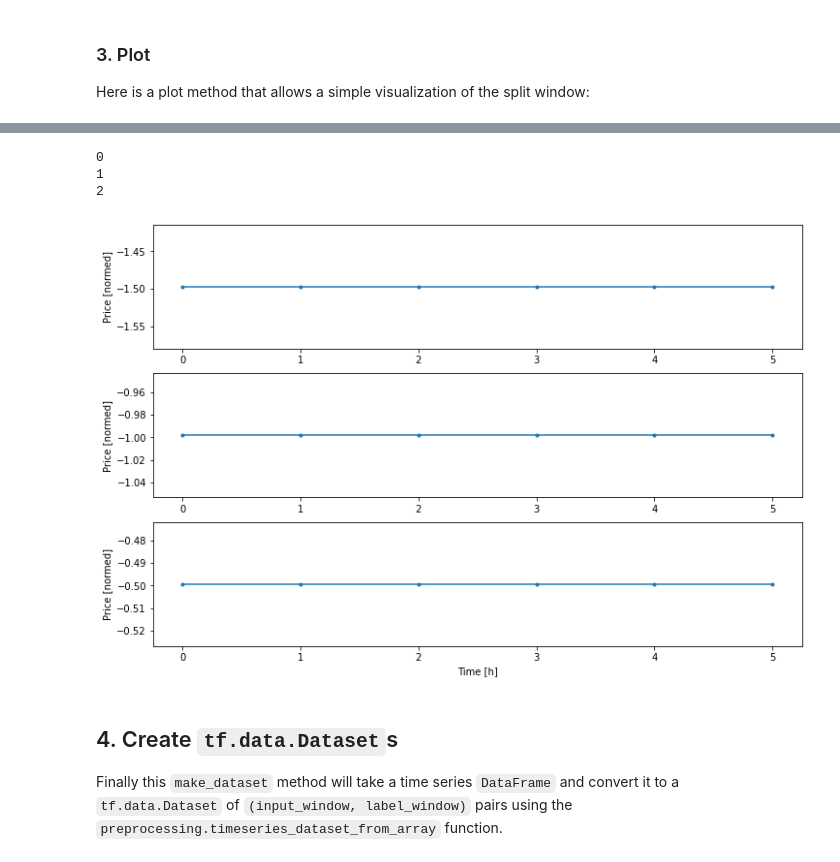
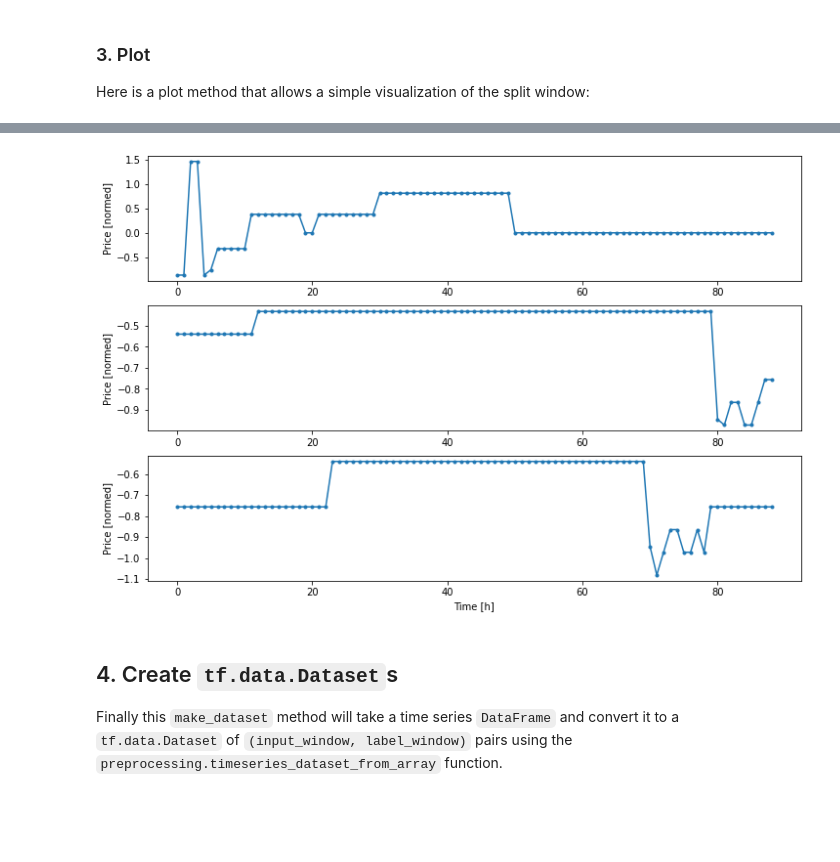
Before and after one commit to ahmadabdullah247/thesis, a Jupyter notebook: SingleHotel/LA_LSTM.ipynb, the cells around one changed output, grey strips where cells are left out. Cells and saved outputs as stored; diff of their text form; code cells hidden in the pictures; blank space fills up the shorter version.

```diff
--- a/SingleHotel/LA_LSTM.ipynb
+++ b/SingleHotel/LA_LSTM.ipynb
@@ -99,9 +141,7 @@ We'll use a `(70%, 20%, 10%)` split for the training, validation, and test sets.
 # df['occ'] = df['Reservations']/df['TotalCapacity']
 # %%
 date_time = df.pop('DOA')
-lead_time = df.pop('LeadTime')
-total_capacity = df.pop('TotalCapacity')
+# lead_time = df.pop('LeadTime')
 # ROH = df.pop('Reservations')
+df['DOW'] = date_time.dt.dayofweek
+df['Mon'] = date_time.dt.month
-# %%
-df.head()
-df = df[['Day sin','Day cos','Year sin','Year cos','DOW','Price','Reservations']]
@@ -108,3 +164,6 @@ df = df[['Day sin','Day cos','Year sin','Year cos','DOW','Price','Reservations']
+# %%
+df.head()
+df = df[['LeadTime','Price','DOW','Mon','ROH']]
 # %%
 column_indices = {name: i for i, name in enumerate(df.columns)}
 
@@ -222,0 +282,3 @@ Label column name(s): ['Reservations']
+# %%
+w3 = WindowGenerator(input_width=89, label_width=1, shift=1,label_columns=['ROH'])
+w3
@@ -312,10 +375,7 @@ w2.plot()
 # %%
-w2.plot(plot_col='Price')
+w3.plot(plot_col='Price')
 # %% [output]
-0
-1
-2
-[figure, old version]
+[figure, new version]
 # %% [markdown]
 ## 4. Create `tf.data.Dataset`s
 Finally this `make_dataset` method will take a time series `DataFrame` and convert it to a `tf.data.Dataset` of `(input_window, label_window)` pairs using the `preprocessing.timeseries_dataset_from_array` function.
```
Also changed, not shown: parts of 26 cells of this notebook, 8 other files.
